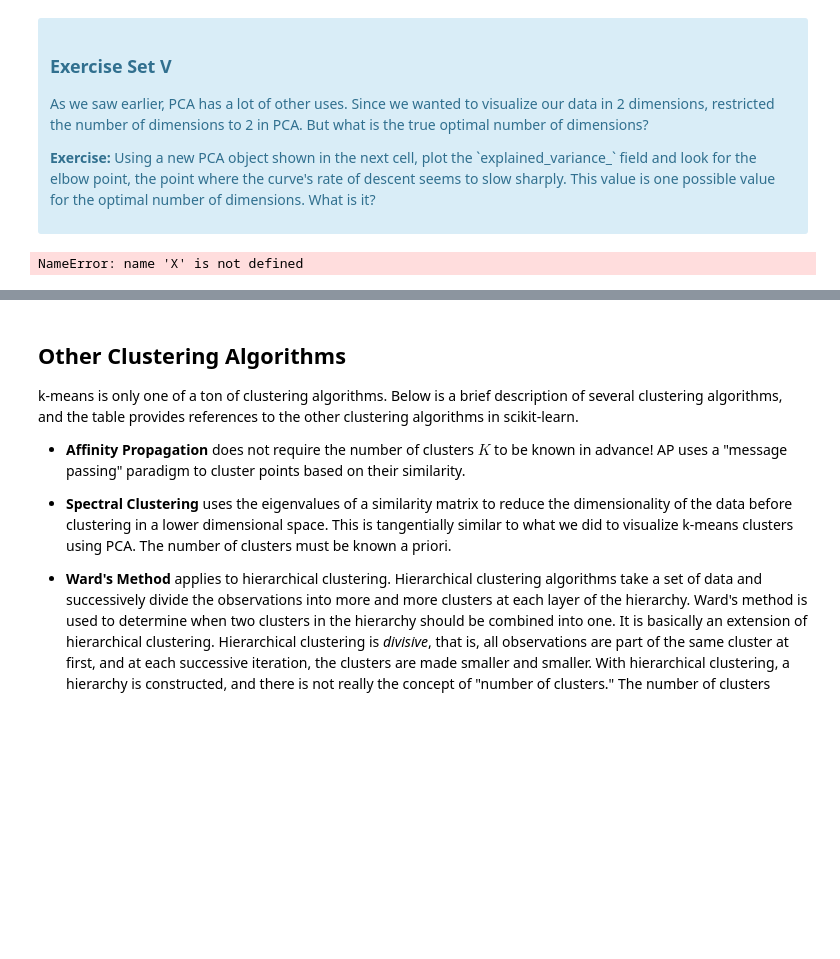
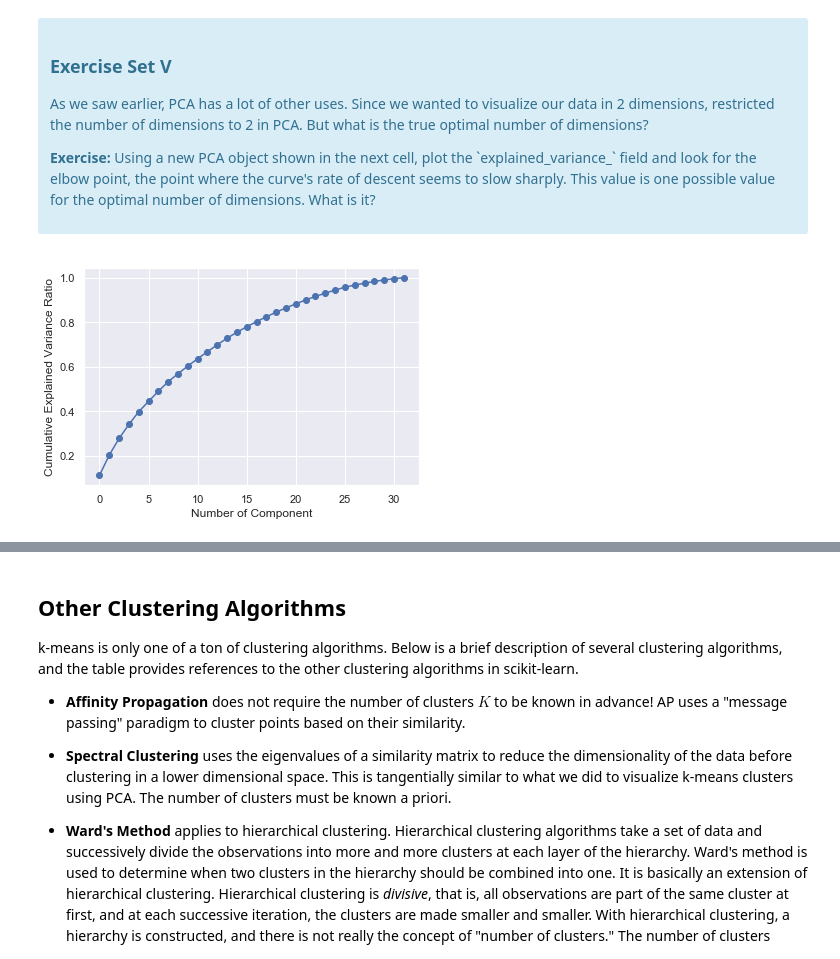
Before and after one commit to tloeber/Springboard, a Jupyter notebook: mini-project_clustering/Mini_Project_Clustering.ipynb, the cells around one changed output, grey strips where cells are left out. Drawn from its saved outputs; the diff is of its cells as text; code cells hidden in the pictures; blank space fills up the shorter version.

```diff
--- a/mini-project_clustering/Mini_Project_Clustering.ipynb
+++ b/mini-project_clustering/Mini_Project_Clustering.ipynb
@@ -455,13 +618,13 @@ What we've done is we've taken those columns of 0/1 indicator variables, and we'
 
 <p><b>Exercise:</b> Using a new PCA object shown in the next cell, plot the `explained_variance_` field and look for the elbow point, the point where the curve's rate of descent seems to slow sharply. This value is one possible value for the optimal number of dimensions. What is it?</p>
 </div>
-# %%
-#your turn
-# Initialize a new PCA model with a default number of components.
-import sklearn.decomposition
-pca = sklearn.decomposition.PCA()
-pca.fit(X)
-
-# Do the rest on your own :)
-# %% [output]
-NameError: name 'X' is not defined
+# %%
+#your turn
+pca = PCA(random_state=1).fit(x_scaled)
+explained_var = pca.explained_variance_ratio_
+plt.plot(np.cumsum(explained_var),
+         linestyle='-', marker='o')
+plt.xlabel('Number of Component')
+plt.ylabel('Cumulative Explained Variance Ratio');
+# %% [output]
+[figure, added]
```
Also changed, not shown: parts of 17 cells of this notebook.
